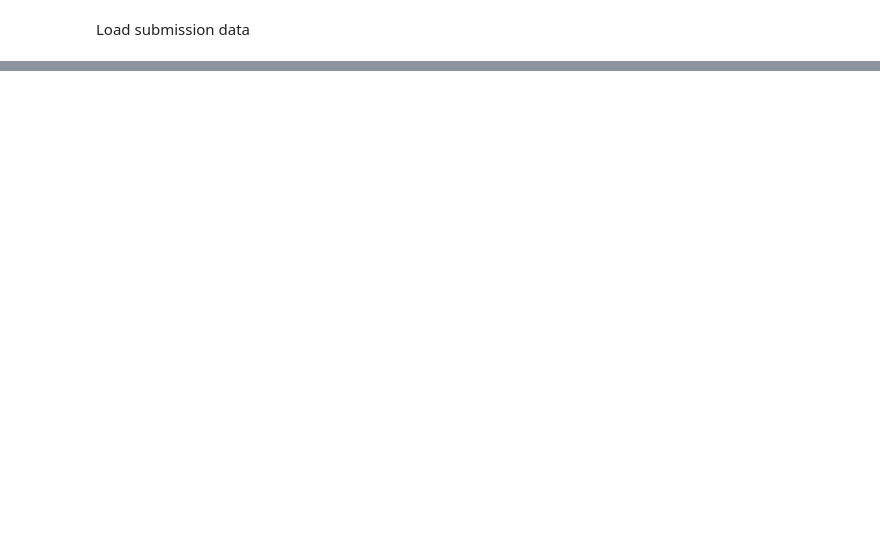
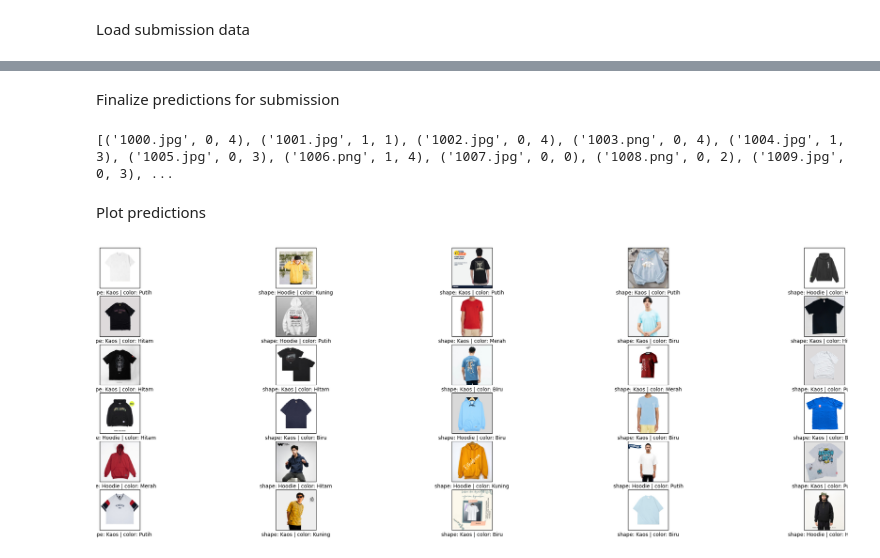
Before and after one commit to obertcoy/e-commerce-multi-label-classification, a Jupyter notebook: combined_model.ipynb, the cells around one changed output, grey strips where cells are left out. Drawn from its saved outputs; the diff is of its cells as text; code cells hidden in the pictures; blank space fills up the shorter version.

```diff
--- a/combined_model.ipynb
+++ b/combined_model.ipynb
@@ -583,28 +583,35 @@ AttributeError: 'History' object has no attribute 'evaluate'
 # %% [markdown]
 Load submission data
 # %%
-# Load to-be-predicted Images
-X_to_be_predicted = []
+X_shape_to_be_predicted = []
+X_color_to_be_predicted = []
+filenames = []
 
 TEST_IMG_PATH = directory_header + "dataset/test/"
-
 target_size = (224, 224)
 
-
-for idx, file in enumerate(os.listdir(TEST_IMG_PATH)):
-
+for file in os.listdir(TEST_IMG_PATH):
     file_path = os.path.join(TEST_IMG_PATH, file)
 
-    # Load data in RGB format for color classification
-    image = tf.keras.preprocessing.image.load_img(
+    # Load data in grayscale format for uniformity
+    image_gray = tf.keras.preprocessing.image.load_img(
         file_path, color_mode="grayscale", target_size=target_size
     )
-    image = tf.keras.preprocessing.image.img_to_array(image)
+    image_gray = tf.keras.preprocessing.image.img_to_array(image_gray)
 
-    X_to_be_predicted.append(image)
+    image_rgb = tf.keras.preprocessing.image.load_img(
+        file_path, color_mode="rgb", target_size=target_size
+    )
+    image_rgb = tf.keras.preprocessing.image.img_to_array(image_rgb)
 
+    X_shape_to_be_predicted.append(image_gray)
+    X_color_to_be_predicted.append(image_rgb)
+    filenames.append(file)  # Track the filename
 
-# Convert to numpy array for easier manipulation
-X_to_be_predicted = np.array(X_to_be_predicted)
+# Convert images to numpy array for easier manipulation
+X_shape_to_be_predicted = np.array(X_shape_to_be_predicted)
+X_color_to_be_predicted = np.array(X_color_to_be_predicted)
 
-print(X_to_be_predicted[0])
+# Normalize the images
+X_shape_to_be_predicted_normalized = X_shape_to_be_predicted / 255.0
+X_color_to_be_predicted_normalized = X_color_to_be_predicted / 255.0
@@ -643,0 +699,2 @@ print(prediction_result_class)
+# %% [markdown]
+Finalize predictions for submission
@@ -643,0 +706,18 @@ print(prediction_result_class)
+# %%
+print(predictions_for_submission)
+# %% [output]
+[('1000.jpg', 0, 4), ('1001.jpg', 1, 1), ('1002.jpg', 0, 4), ('1003.png', 0, 4), ('1004.jpg', 1, 3), ('1005.jpg', 0, 3), ('1006.png', 1, 4), ('1007.jpg', 0, 0), ('1008.png', 0, 2), ('1009.jpg', 0, 3), ...
+# %% [markdown]
+Plot predictions
+# %%
+plt.figure(figsize=(30, 10))
+for i in range(30):
+    plt.subplot(6, 5, i + 1)
+    plt.xticks([])
+    plt.yticks([])
+    plt.grid(False)
+    plt.imshow(X_color_to_be_predicted_normalized[i])
+    plt.xlabel(f'shape: {index_to_shape_dict[predictions_for_submission[i][1]]} | color: {index_to_color_dict[predictions_for_submission[i][2]]}')
+plt.show()
+# %% [output]
+[figure, added]
```
Also changed, not shown: parts of 16 cells of this notebook, 1 other file.
